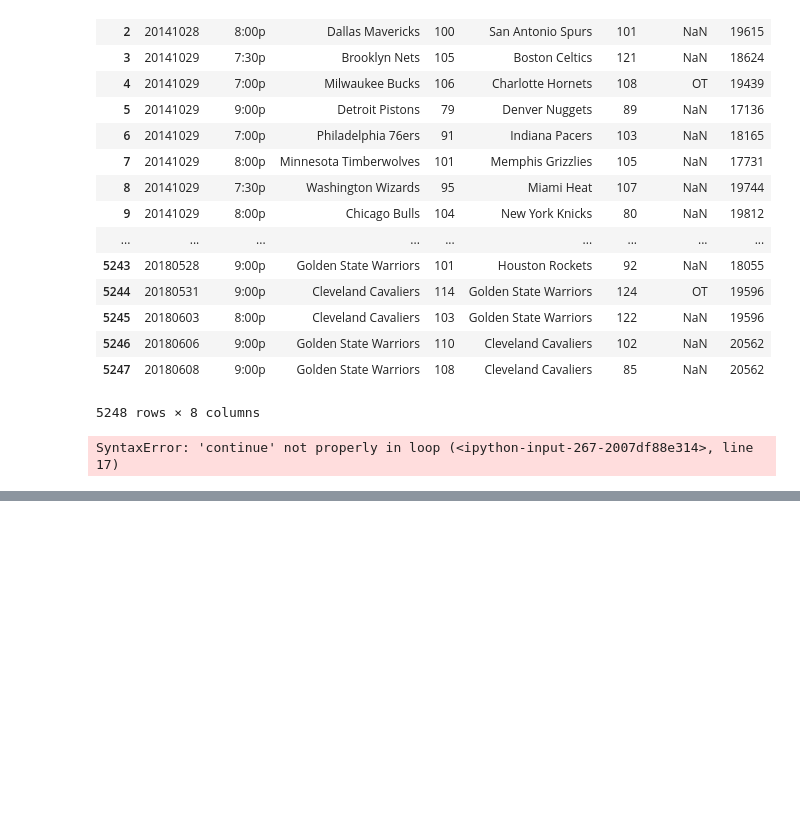
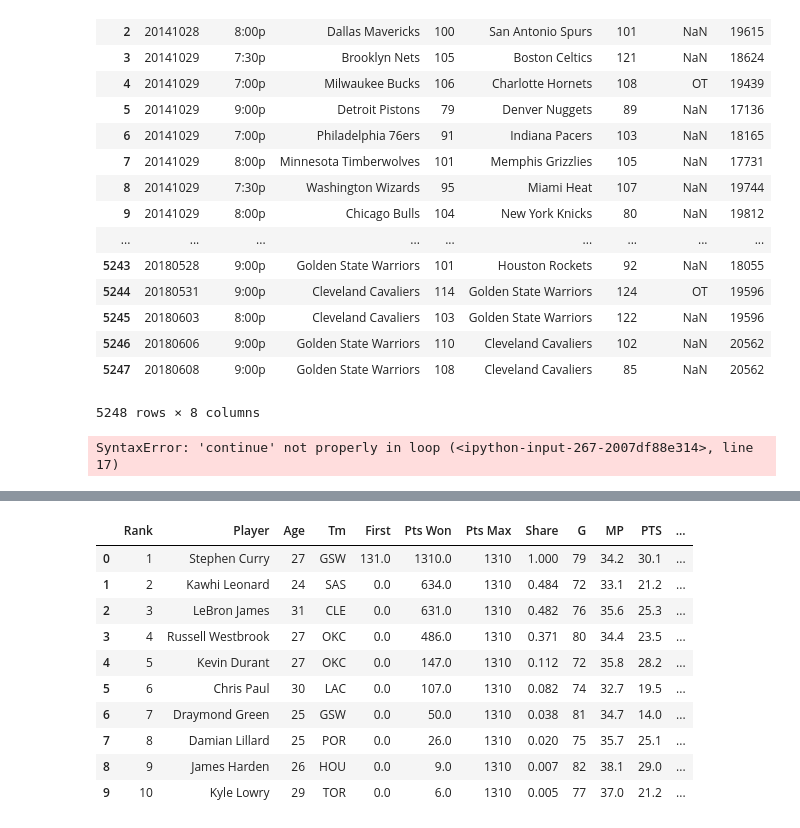
Before and after one commit to sobyl/NBA_Prediction, a Jupyter notebook: final.ipynb, the cells around one changed output, grey strips where cells are left out. Saved outputs shown, nothing was run; the diff lists cells and outputs as text; code cells hidden in the pictures; blank space fills up the shorter version.

```diff
--- a/final.ipynb
+++ b/final.ipynb
@@ -292,0 +408,27 @@ SyntaxError: 'continue' not properly in loop (<ipython-input-267-2007df88e314>,
+# %%
+to_num_list = ['Age', 'First', 'Pts Won', 'Pts Max', 'Share', 'G', 'MP', 'PTS', 'TRB', 'AST', 'STL', 'BLK', 'FG%', '3P%', 'FT%', 'WS', 'WS/48']
+# %%
+years = [2018,2017,2016,2015,2014,2013,2012,2011,2010,2009,2008]
+MVP_voting = {}
+for year in years:
+    url = 'https://www.basketball-reference.com/awards/awards_'+str(year)+'.html'
+    html = requests.get(url).content
+    df_list = pd.read_html(html)
+    df = df_list[0]
+    df.columns = df.columns.droplevel()
+    df[to_num_list] = df[to_num_list].apply(pd.to_numeric)
+    MVP_voting[year] = df
+# %%
+MVP_voting[2016]
+# %% [output]
+|  | Rank | Player | Age | Tm | First | Pts Won | Pts Max | Share | G | MP | PTS | ... |
+| 0 | 1 | Stephen Curry | 27 | GSW | 131.0 | 1310.0 | 1310 | 1.000 | 79 | 34.2 | 30.1 | ... |
+| 1 | 2 | Kawhi Leonard | 24 | SAS | 0.0 | 634.0 | 1310 | 0.484 | 72 | 33.1 | 21.2 | ... |
+| 2 | 3 | LeBron James | 31 | CLE | 0.0 | 631.0 | 1310 | 0.482 | 76 | 35.6 | 25.3 | ... |
+| 3 | 4 | Russell Westbrook | 27 | OKC | 0.0 | 486.0 | 1310 | 0.371 | 80 | 34.4 | 23.5 | ... |
+| 4 | 5 | Kevin Durant | 27 | OKC | 0.0 | 147.0 | 1310 | 0.112 | 72 | 35.8 | 28.2 | ... |
+| 5 | 6 | Chris Paul | 30 | LAC | 0.0 | 107.0 | 1310 | 0.082 | 74 | 32.7 | 19.5 | ... |
+| 6 | 7 | Draymond Green | 25 | GSW | 0.0 | 50.0 | 1310 | 0.038 | 81 | 34.7 | 14.0 | ... |
+| 7 | 8 | Damian Lillard | 25 | POR | 0.0 | 26.0 | 1310 | 0.020 | 75 | 35.7 | 25.1 | ... |
+| 8 | 9 | James Harden | 26 | HOU | 0.0 | 9.0 | 1310 | 0.007 | 82 | 38.1 | 29.0 | ... |
+| 9 | 10 | Kyle Lowry | 29 | TOR | 0.0 | 6.0 | 1310 | 0.005 | 77 | 37.0 | 21.2 | ... |
```
Also changed, not shown: parts of 9 cells of this notebook.
